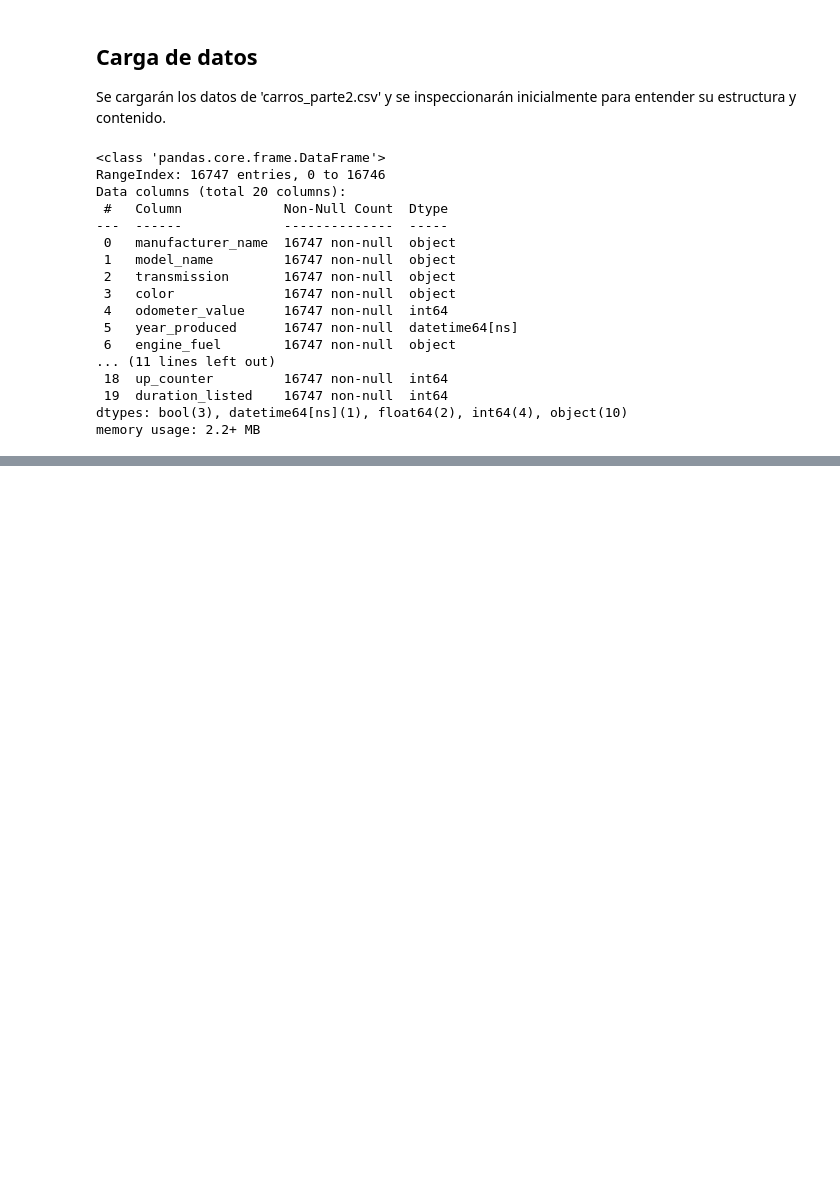
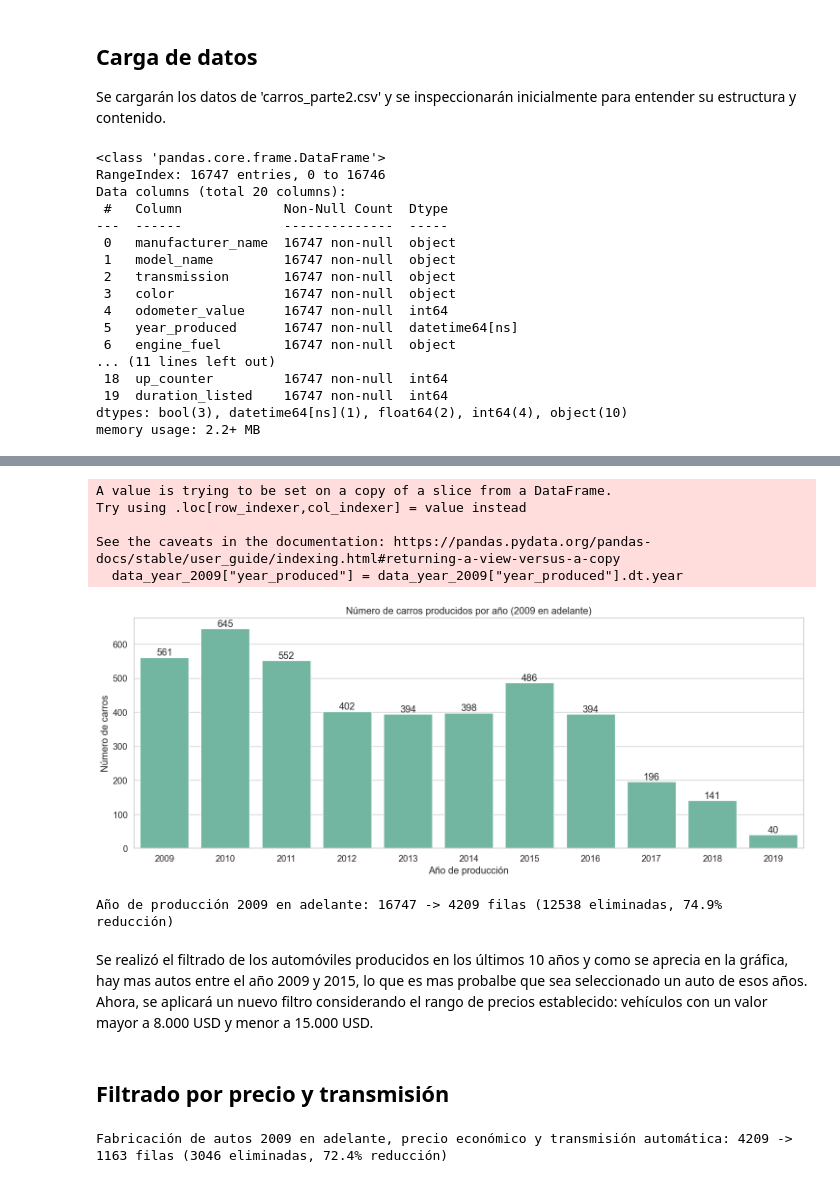
Before and after one commit to AlejandroSegura24/Vehicle-Data-Exploration-Project, a Jupyter notebook: Notebooks/3_seleccion_marcas_economicas.ipynb, the cells around one changed output, grey strips where cells are left out. Cells and saved outputs as stored; diff of their text form; code cells hidden in the pictures; blank space fills up the shorter version.

```diff
--- a/Notebooks/3_seleccion_marcas_economicas.ipynb
+++ b/Notebooks/3_seleccion_marcas_economicas.ipynb
@@ -44,0 +49,33 @@ memory usage: 2.2+ MB
+# %%
+data_year_2009 = data[data['year_produced'] >= '2009-01-01']
+data_year_2009["year_produced"] = data_year_2009["year_produced"].dt.year
+
+plt.figure(figsize=(15, 6))
+ax = sns.countplot(data=data_year_2009, x='year_produced')
+
+plt.title('Número de carros producidos por año (2009 en adelante)')
+plt.bar_label(ax.containers[0])
+plt.xlabel('Año de producción')
+plt.ylabel('Número de carros')
+plt.tight_layout()
+plt.show()
+
+track_data_reduction(data, data_year_2009, filter_name='Año de producción 2009 en adelante')
+# %% [output]
+A value is trying to be set on a copy of a slice from a DataFrame.
+Try using .loc[row_indexer,col_indexer] = value instead
+
+See the caveats in the documentation: https://pandas.pydata.org/pandas-docs/stable/user_guide/indexing.html#returning-a-view-versus-a-copy
+  data_year_2009["year_produced"] = data_year_2009["year_produced"].dt.year
+[figure, added]
+Año de producción 2009 en adelante: 16747 -> 4209 filas (12538 eliminadas, 74.9% reducción)
+# %% [markdown]
+Se realizó el filtrado de los automóviles producidos en los últimos 10 años y como se aprecia en la gráfica, hay mas autos entre el año 2009 y 2015, lo que es mas probalbe que sea seleccionado un auto de esos años. Ahora, se aplicará un nuevo filtro considerando el rango de precios establecido: vehículos con un valor mayor a 8.000 USD y menor a 15.000 USD.
+# %% [markdown]
+## Filtrado por precio y transmisión
+# %%
+price = data_year_2009[(data_year_2009['price_usd'] >= 8000) & (data_year_2009['price_usd'] <= 15000)]
+transmission_automatic = price[price['transmission'] == 'automatic']
+track_data_reduction(data_year_2009, transmission_automatic, filter_name='Fabricación de autos 2009 en adelante, precio económico y transmisión automática')
+# %% [output]
+Fabricación de autos 2009 en adelante, precio económico y transmisión automática: 4209 -> 1163 filas (3046 eliminadas, 72.4% reducción)
```
Also changed, not shown: parts of 18 cells of this notebook.
